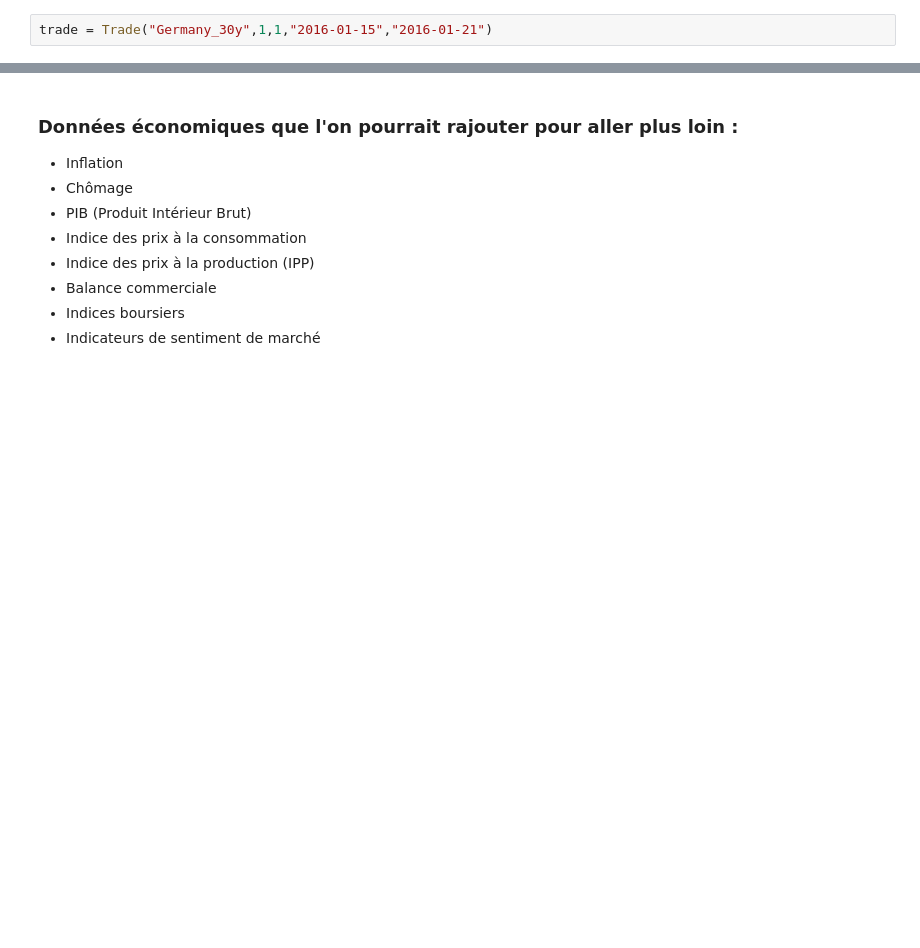
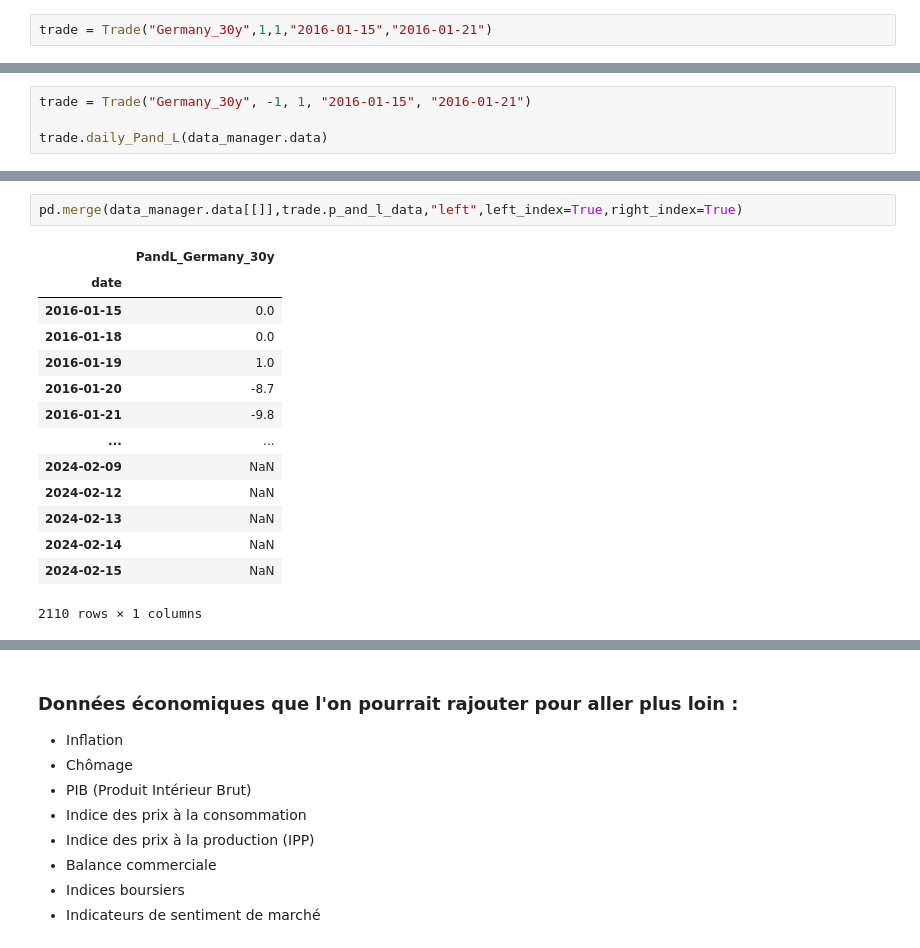
Before and after one commit to MartialLig/Govies_Quant_Trading, a Jupyter notebook: Project/playground.ipynb, the cells around one changed output, grey strips where cells are left out. Saved outputs shown, nothing was run; the diff lists cells and outputs as text; blank space fills up the shorter version.

```diff
--- a/Project/playground.ipynb
+++ b/Project/playground.ipynb
@@ -263,0 +316,4 @@ ValueError: Cannot set a DataFrame with multiple columns to the single column Pa
+# %%
+trade = Trade("Germany_30y", -1, 1, "2016-01-15", "2016-01-21")
+
+trade.daily_Pand_L(data_manager.data)
@@ -263,0 +330,17 @@ ValueError: Cannot set a DataFrame with multiple columns to the single column Pa
+# %%
+pd.merge(data_manager.data[[]],trade.p_and_l_data,"left",left_index=True,right_index=True)
+# %% [output]
+|  | PandL_Germany_30y |
+| date |  |
+| 2016-01-15 | 0.0 |
+| 2016-01-18 | 0.0 |
+| 2016-01-19 | 1.0 |
+| 2016-01-20 | -8.7 |
+| 2016-01-21 | -9.8 |
+| ... | ... |
+| 2024-02-09 | NaN |
+| 2024-02-12 | NaN |
+| 2024-02-13 | NaN |
+| 2024-02-14 | NaN |
+| 2024-02-15 | NaN |
+2110 rows × 1 columns
```
Also changed, not shown: parts of 8 cells of this notebook, 5 other files.
